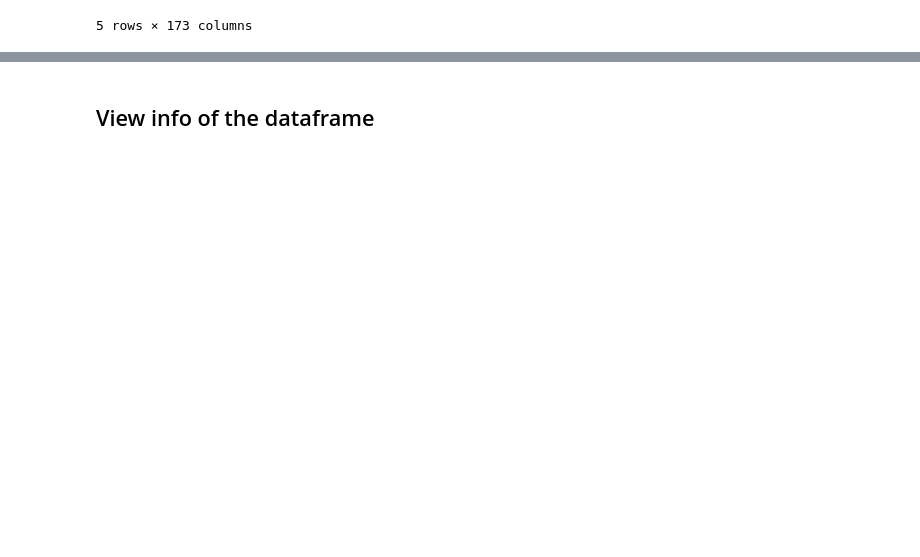
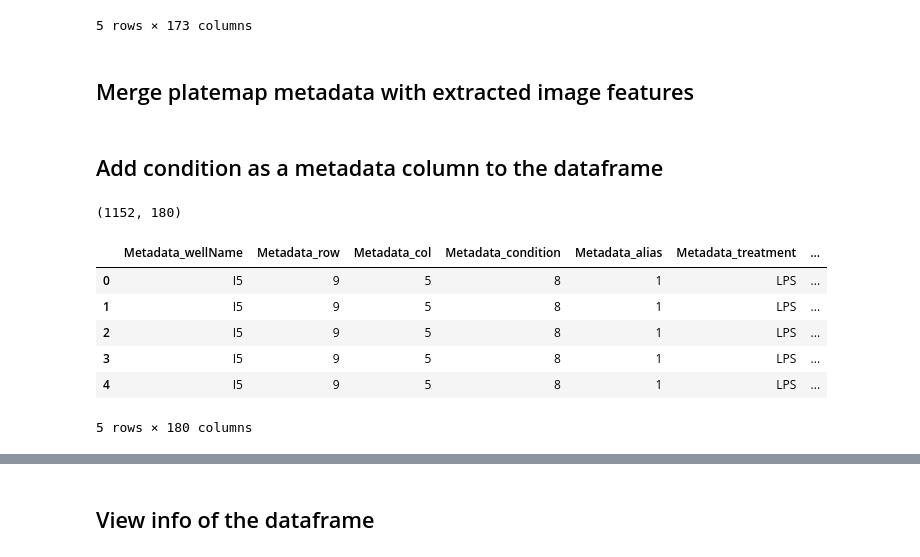
Before and after one commit to WayScience/pyroptosis_signature_image_profiling, a Jupyter notebook: 1.wave2_data/3.processes_features/extract_image_features_interstellar.ipynb, the cells around one changed output, grey strips where cells are left out. Drawn from its saved outputs; the diff is of its cells as text; code cells hidden in the pictures; blank space fills up the shorter version.

```diff
--- a/1.wave2_data/3.processes_features/extract_image_features_interstellar.ipynb
+++ b/1.wave2_data/3.processes_features/extract_image_features_interstellar.ipynb
@@ -23,11 +24,11 @@ output_dir = "data"
 # Set name and path of .sqlite file and path to metadata
 sql_file = "interstellar_wave2.sqlite"
 single_cell_file = f"sqlite:///{cp_dir}/analysis_output/{sql_file}"
-platemap_file = "../../0.wave1_data/2.cellprofiler_analysis/metadata/Interstellar_wave1_platemap.csv"
+platemap_file = "../../metadata/Interstellar_platemap.csv"
 image_table_name = "Per_Image"
 
 # Set path with name for outputted data
-sc_output_file = pathlib.Path(f"{output_dir}/interstellar_wave2.csv.gz")
+image_features_output_file = pathlib.Path(f"{output_dir}/interstellar_wave2.csv.gz")
 # %% [markdown]
 ## Set variables for extracting image features
 # %%
@@ -77,3 +81,42 @@ image_features_df.head()
 | 3 | 4 | 70117_20230118MM1_Ab Test_ASC | I05 | 0.367947 | 0.191055 | ... |
 | 4 | 5 | 70117_20230118MM1_Ab Test_ASC | I05 | 0.334973 | 0.210069 | ... |
 5 rows × 173 columns
+# %% [markdown]
+## Merge platemap metadata with extracted image features
+# %%
+image_features_df = annotate(
+    profiles=image_features_df,
+    platemap=platemap_df,
+    join_on=["Metadata_well", "Image_Metadata_Well"],
+    output_file="none",
+)
+# %% [markdown]
+## Add condition as a metadata column to the dataframe
+# %%
+def conditions(well_column):
+    """
+    function works to add condition based on the well column number for each single cell (row)
+    """
+    if well_column == 5 or 8:
+        return 8
+    if well_column == 6 or 7:
+        return 7
+
+# add the condition metadata as a column based on the function (adds to the end)
+image_features_df['Metadata_condition'] = image_features_df['Metadata_col'].map(conditions)
+# pop out the column from the dataframe
+condition_column = image_features_df.pop('Metadata_condition')
+# insert the column as the third index column in the dataframe
+image_features_df.insert(3, 'Metadata_condition', condition_column)
+
+print(image_features_df.shape)
+image_features_df.head()
+# %% [output]
+(1152, 180)
+|  | Metadata_wellName | Metadata_row | Metadata_col | Metadata_condition | Metadata_alias | Metadata_treatment | ... |
+| 0 | I5 | 9 | 5 | 8 | 1 | LPS | ... |
+| 1 | I5 | 9 | 5 | 8 | 1 | LPS | ... |
+| 2 | I5 | 9 | 5 | 8 | 1 | LPS | ... |
+| 3 | I5 | 9 | 5 | 8 | 1 | LPS | ... |
+| 4 | I5 | 9 | 5 | 8 | 1 | LPS | ... |
+5 rows × 180 columns
```
Also changed, not shown: parts of 8 cells of this notebook, 10 other files.
